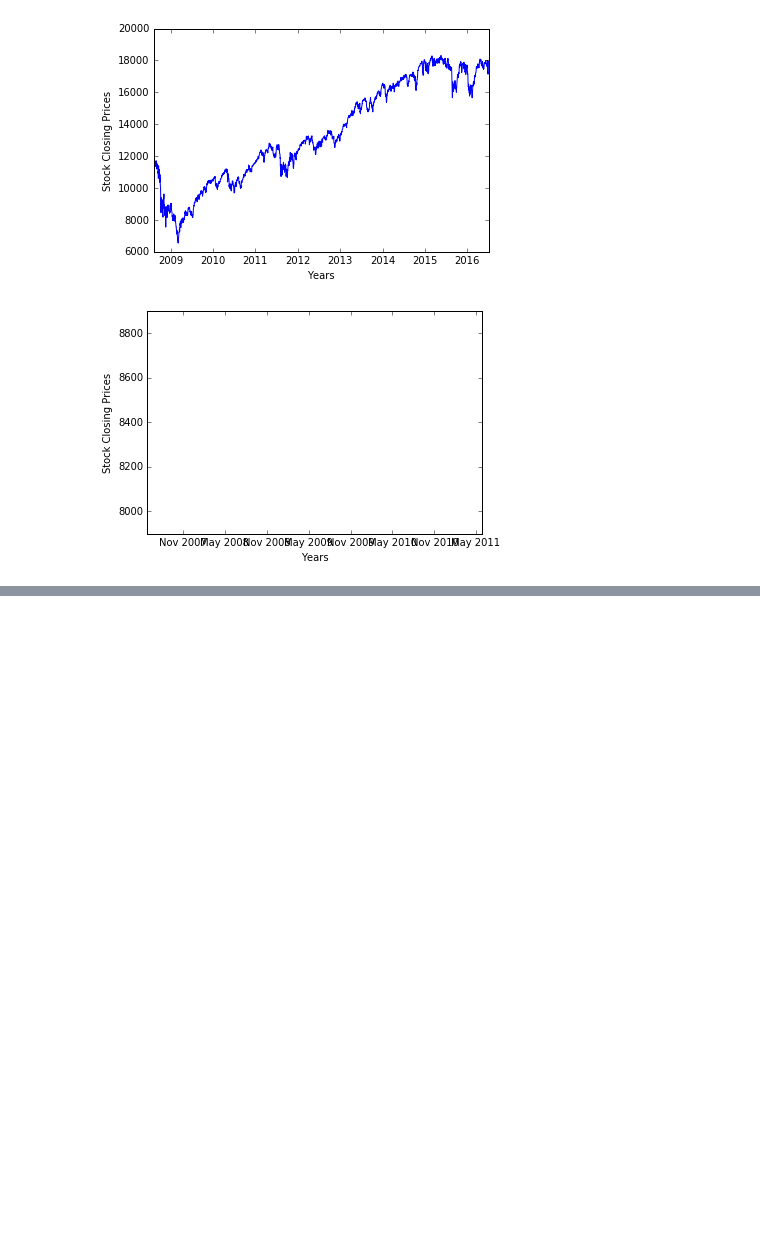
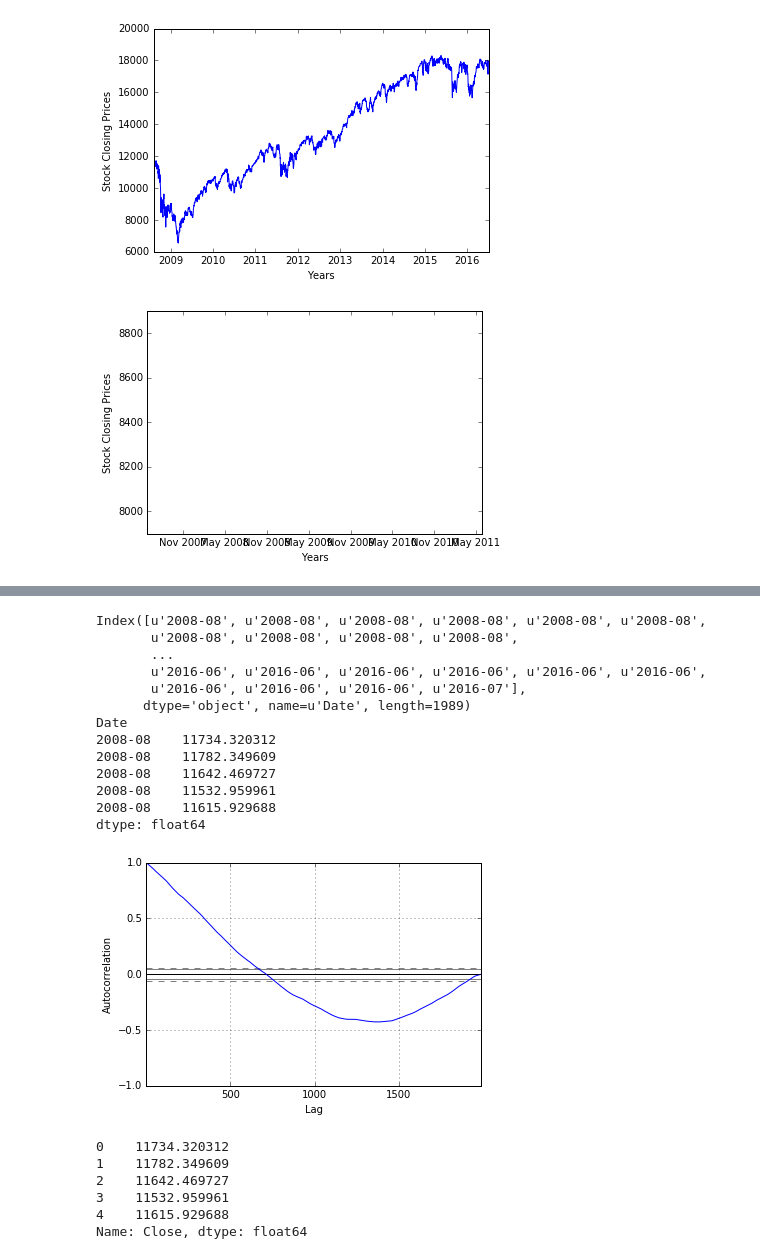
Before and after one commit to ShreyamsJain/Stock-Price-Prediction-Model, a Jupyter notebook: StockPredictionModelv2.ipynb, the cells around one changed output, grey strips where cells are left out. Saved outputs shown, nothing was run; the diff lists cells and outputs as text; code cells hidden in the pictures; blank space fills up the shorter version.

```diff
--- a/StockPredictionModelv2.ipynb
+++ b/StockPredictionModelv2.ipynb
@@ -522,6 +524,9 @@ pyplot.show()
 [figure]
 # %%
 # We can infer from the above plot that the time series is not stationary and that there is a clear upward trend
-merged_dataframe['Date'] = pd.to_datetime(merged_dataframe['Date'] , format='%Y-%m')
-autocorrelation_plot(merged_dataframe)
-pyplot.show()
+#merged_dataframe['Date'] = pd.to_datetime(merged_dataframe['Date'] , format='%Y-%m')
+#merged_dataframe['Date'] = merged_dataframe['Date'].dt.strftime('%Y-%m')
+#merged_dataframe.info()
+#df_dateclose = merged_dataframe[['Date', 'Close']]
+#autocorrelation_plot(df_dateclose)
+#pyplot.show()
@@ -529,0 +554,32 @@ ValueError: Cannot add integral value to Timestamp without offset.
+# %%
+merged_dataframe['Date'] = merged_dataframe['Date'].dt.strftime('%Y-%m')
+# %%
+df_dateclose = pd.Series(merged_dataframe['Close'].values, index = merged_dataframe['Date'])
+print(df_dateclose.index)
+print(df_dateclose.head())
+autocorrelation_plot(df_dateclose)
+pyplot.show()
+# %% [output]
+Index([u'2008-08', u'2008-08', u'2008-08', u'2008-08', u'2008-08', u'2008-08',
+       u'2008-08', u'2008-08', u'2008-08', u'2008-08',
+       ...
+       u'2016-06', u'2016-06', u'2016-06', u'2016-06', u'2016-06', u'2016-06',
+       u'2016-06', u'2016-06', u'2016-06', u'2016-07'],
+      dtype='object', name=u'Date', length=1989)
+Date
+2008-08    11734.320312
+2008-08    11782.349609
+2008-08    11642.469727
+2008-08    11532.959961
+2008-08    11615.929688
+dtype: float64
+[figure, added]
+# %%
+merged_dataframe['Close'].head()
+# %% [output]
+0    11734.320312
+1    11782.349609
+2    11642.469727
+3    11532.959961
+4    11615.929688
+Name: Close, dtype: float64
```
Also changed, not shown: parts of 13 cells of this notebook.
